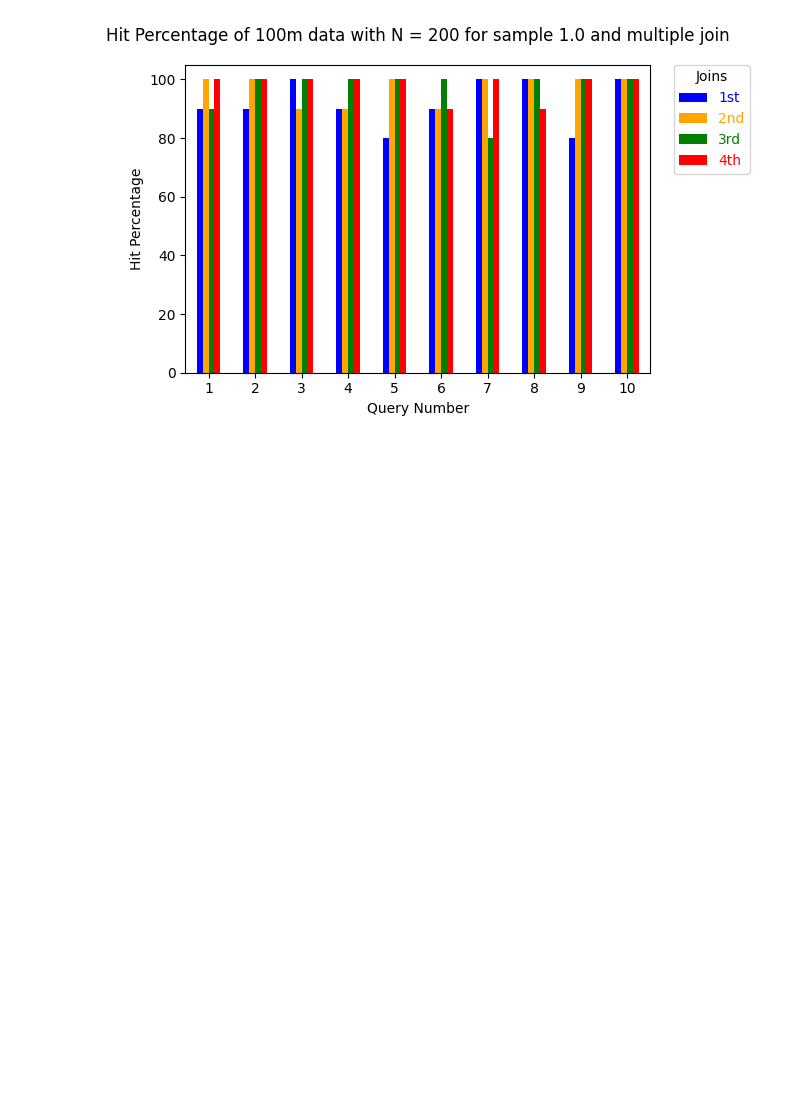
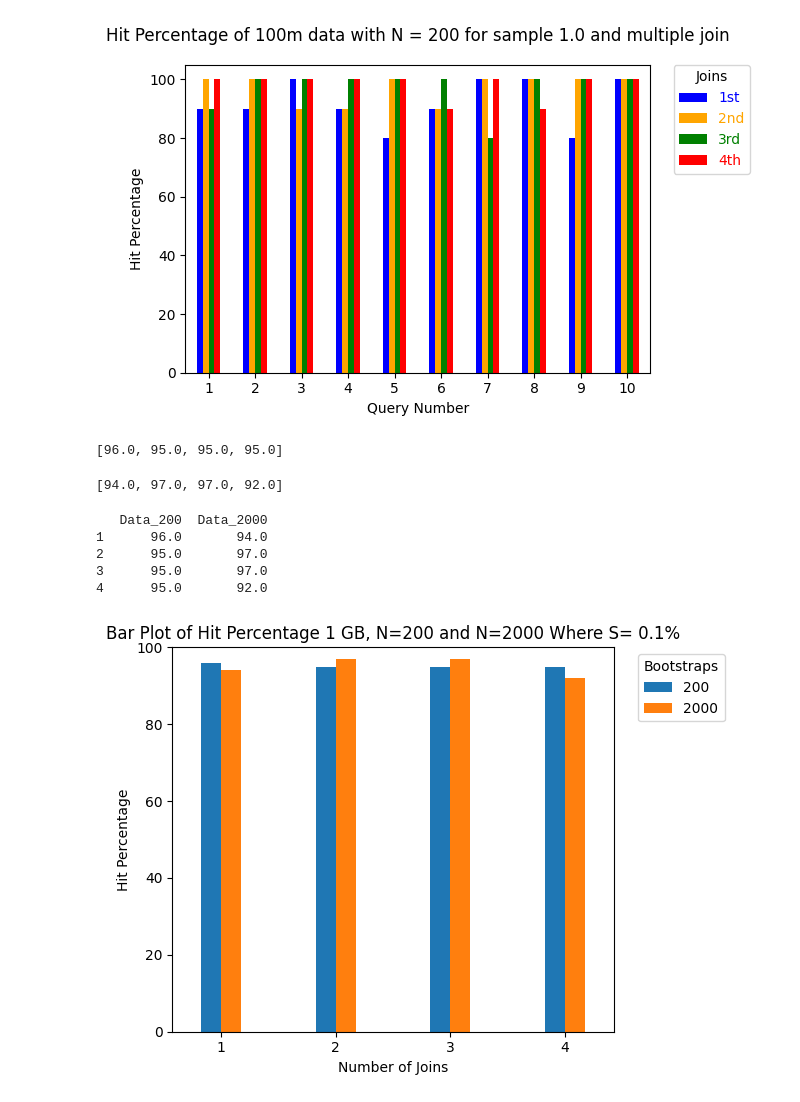
Before and after one commit to smaharjan02/bootstrapCS2, a Jupyter notebook: src/graph_experiments/graphdraw.ipynb, the cells around one changed output. Drawn from its saved outputs; the diff is of its cells as text; code cells hidden in the pictures; blank space fills up the shorter version.

```diff
--- a/src/graph_experiments/graphdraw.ipynb
+++ b/src/graph_experiments/graphdraw.ipynb
@@ -499,0 +515,77 @@ Query Number
+# %%
+#plot the data
+# Data for N=200
+data_200 = [first_join_df_200['Hit Percentage'].mean(),
+            second_join_df_200['Hit Percentage'].mean(),
+            third_join_df_200['Hit Percentage'].mean(),
+            fourth_join_df_200['Hit Percentage'].mean()]
+print(data_200)
+# %% [output]
+[96.0, 95.0, 95.0, 95.0]
+# %%
+# Data for N=2000
+data_2000 = [first_join_df_2000['Hit Percentage'].mean(),
+             second_join_df_2000['Hit Percentage'].mean(),
+             third_join_df_2000['Hit Percentage'].mean(),
+             fourth_join_df_2000['Hit Percentage'].mean()]
+print(data_2000)
+# %% [output]
+[94.0, 97.0, 97.0, 92.0]
+# %%
+
+# Convert data_200 and data_2000 lists to DataFrames with index starting from 1
+df_200 = pd.DataFrame(data_200, columns=['Data_200'], index=range(1, len(data_200) + 1))
+df_2000 = pd.DataFrame(data_2000, columns=['Data_2000'], index=range(1, len(data_2000) + 1))
+
+# Concatenate the two DataFrames horizontally (column-wise)
+concatenated_df = pd.concat([df_200, df_2000], axis=1)
+
+print(concatenated_df)
+# %% [output]
+   Data_200  Data_2000
+1      96.0       94.0
+2      95.0       97.0
+3      95.0       97.0
+4      95.0       92.0
+# %%
+fig, ax = plt.subplots()
+
+# Data
+df = concatenated_df
+
+# Plot bar chart
+df.plot(kind='bar',
+        ax=ax, width=0.35, legend=False)
+
+# Configure axes
+ax.set_ylim(0, 100)
+ax.set_xticklabels(ax.get_xticklabels(), rotation=0)
+
+# Set labels and title
+ax.set_xlabel('Number of Joins')
+ax.set_ylabel('Hit Percentage')
+ax.set_title('Bar Plot of Hit Percentage 1 GB, N=200 and N=2000 Where S= 0.1%', ha='center')
+
+# Existing legend
+ax.legend(['200', '2000'],
+          bbox_to_anchor=(1.02, 1), loc='upper left')
+
+
+# Add legend title
+legend_title = ax.legend(labels=['200', '2000'],
+                         bbox_to_anchor=(1.00, 1),
+                         loc='upper left',
+                         title='Bootstraps')
+
+
+
+# Set font size of title
+# Adjust layout
+plt.tight_layout()
+# Save figure as pdf
+plt.savefig('Bar Plot of Hit Percentage 1 GB, N=200 and N=2000 Where S= 0.1%.pdf')
+plt.show()
+
+#Save as pdf
+# %% [output]
+[figure, added]
```
Also changed, not shown: parts of 3 cells of this notebook.
